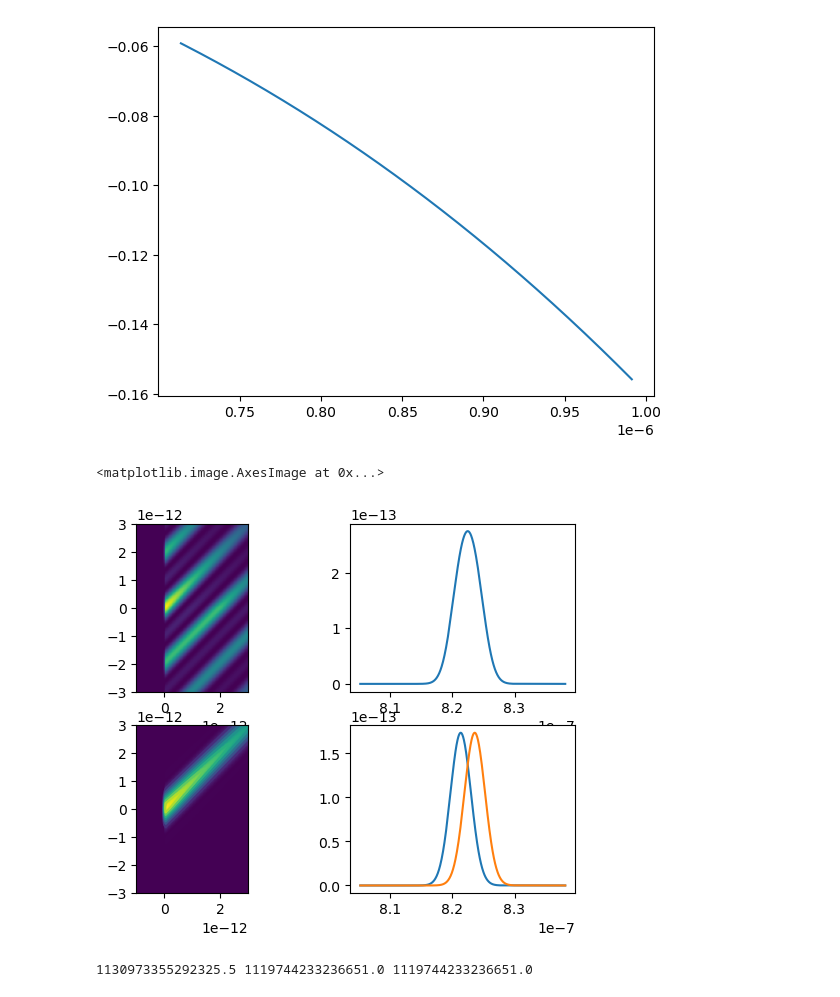
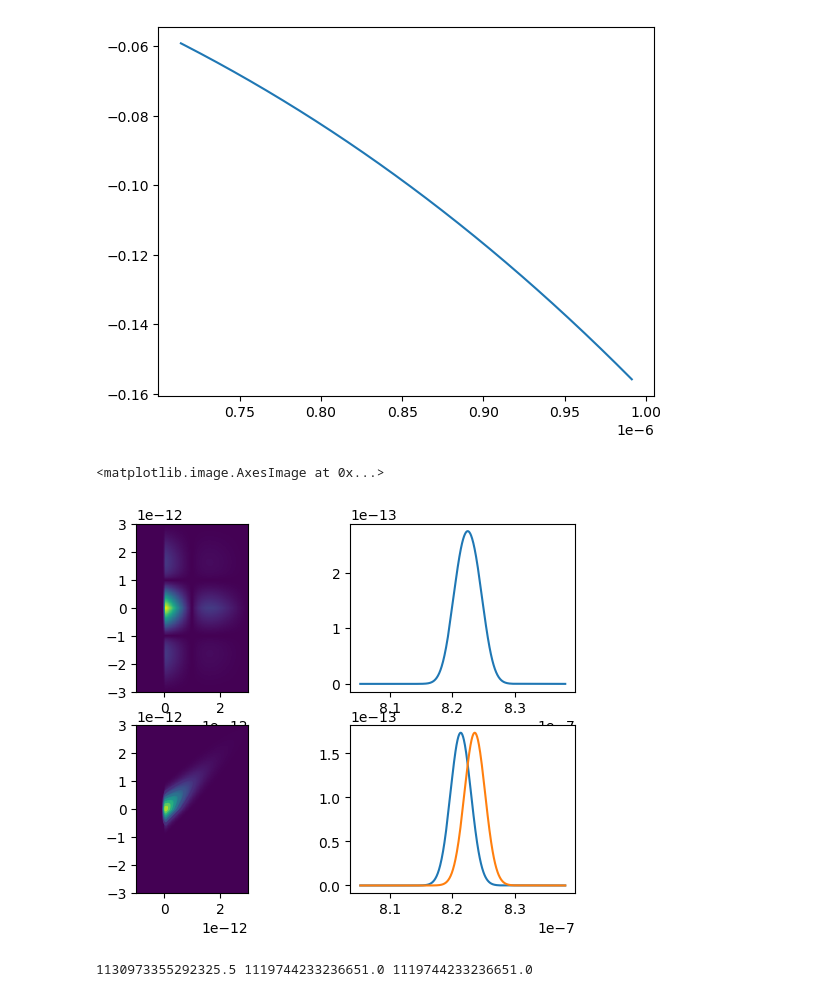
Before and after one commit to MTLphys/FittingFunctions, a Jupyter notebook: helpfulnotebooks/GVDpulsebroadening.ipynb, the cells around one changed output. Saved outputs shown, nothing was run; the diff lists cells and outputs as text; code cells hidden in the pictures.

```diff
--- a/helpfulnotebooks/GVDpulsebroadening.ipynb
+++ b/helpfulnotebooks/GVDpulsebroadening.ipynb
@@ -61,41 +61,43 @@ T,TAU = np.meshgrid(t,tau)
 tau13 = 0e-12
 def toyP(t,tau,tau13,w,g):
     return np.exp(-g*np.abs(tau+tau13))*np.exp(-g*t)*np.heaviside(t,.5)*np.exp(1j*w*t)*np.exp(1j*w*(-tau+tau13))
+def toyPs(t,tau,tau13,w1,w2,g):
+    return np.exp(-g*np.abs(tau+tau13))*np.exp(-g*t)*np.heaviside(t,.5)*np.exp(1j*w1*t)*np.exp(1j*w2*(-tau+tau13))
 wa0= np.pi*.365e15
 wb0= np.pi*.364e15
-wc0=np.pi*.363e15
-t2a = 10.0e-12
-t2b = 10.0e-12
+wc0= np.pi*.363e15
+t2a = 1.0e-12
+t2b = 1.0e-12
 ga0 =  1/t2a
 gb0 =  1/t2b
 fig,ax = plt.subplots(2,2)
-ax[0,0].imshow(np.flipud((np.abs(toyP(T,TAU,tau13,wc0,ga0)+toyP(T,TAU,tau13,wa0,ga0)+toyP(T,TAU,tau13,wb0,gb0))**2)),extent=(tmin,tmax,taumin,taumax))
+ax[0,0].imshow(np.flipud((np.abs(toyPs(T,TAU,tau13,wb0,wa0,ga0)+toyPs(T,TAU,tau13,wa0,wb0,ga0)+toyP(T,TAU,tau13,wa0,ga0)+toyP(T,TAU,tau13,wb0,ga0)))),extent=(tmin,tmax,taumin,taumax))
 FWHM = 5.37e12
 Dw = FWHM/2.335
 N = 1000
 wa = np.linspace(wa0-10*Dw,wa0+10*Dw,N)
 wb = np.linspace(wa0-10*Dw,wa0+10*Dw,N)
 
 def g(x,x0,sig):
     return 1/(sig*np.sqrt(np.pi*2))*np.exp(-(x-x0)**2/(2*sig**2))
 ga = g(wa,wa0,Dw)
 gb = g(wb,wb0,Dw)
 ax[0,1].plot(c.c*np.pi/wa,ga+g(wa,wb0,Dw))
 
 ax[1,1].plot(c.c*np.pi/wa,ga)
 
 ax[1,1].plot(c.c*np.pi/wb,gb)
 P = 0
 dwa =wa[1]-wa[0]
 dwb =wb[1]-wb[0]
 for i in range(N):
     P = P+dwa*g(wa[i],wa0,Dw)*toyP(T,TAU,tau13,wa[i],ga0)+dwb*g(wb[i],wb0,Dw)*toyP(T,TAU,tau13,wb[i],gb0)
 
 ax[1,0].contour(T,TAU,np.abs(P))
 ax[1,0].imshow(np.flipud(np.abs(P)),extent=(tmin,tmax,taumin,taumax))
 # %% [output]
 <matplotlib.image.AxesImage at 0x...>
-[figure, old version]
+[figure, new version]
 # %%
 print(wa0,np.max(wa),np.min(wa))
 # %% [output]
```
Also changed, not shown: parts of 7 cells of this notebook, 4 other files.
